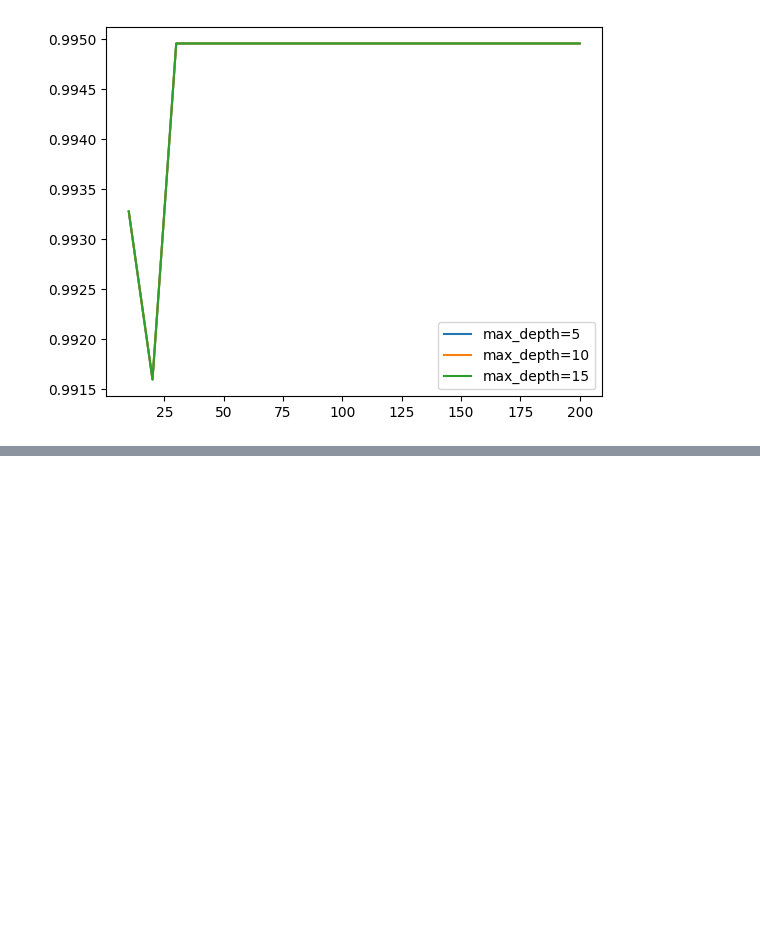
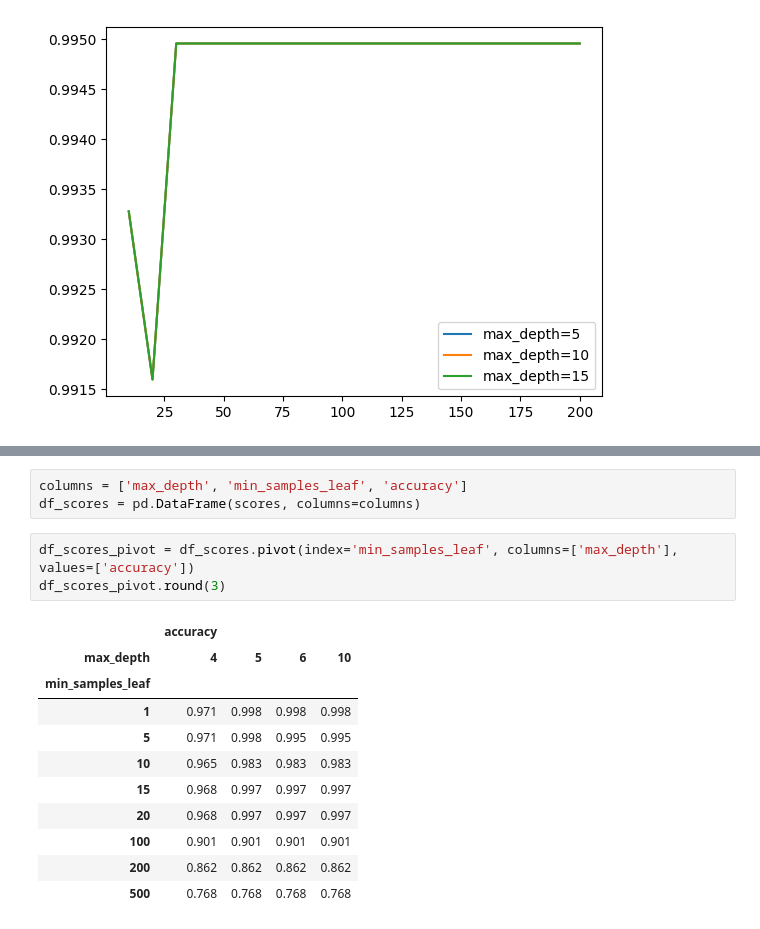
Before and after one commit to ovlasenko-ellation/mid_term_project_mlzoomcamp, a Jupyter notebook: Project_mid_term.ipynb, the cells around one changed output, grey strips where cells are left out. Drawn from its saved outputs; the diff is of its cells as text; blank space fills up the shorter version.

```diff
--- a/Project_mid_term.ipynb
+++ b/Project_mid_term.ipynb
@@ -344,0 +381,18 @@ plt.legend()
+# %%
+columns = ['max_depth', 'min_samples_leaf', 'accuracy']
+df_scores = pd.DataFrame(scores, columns=columns)
+# %%
+df_scores_pivot = df_scores.pivot(index='min_samples_leaf', columns=['max_depth'], values=['accuracy'])
+df_scores_pivot.round(3)
+# %% [output]
+|  | accuracy |  |  |  |
+| max_depth | 4 | 5 | 6 | 10 |
+| min_samples_leaf |  |  |  |  |
+| 1 | 0.971 | 0.998 | 0.998 | 0.998 |
+| 5 | 0.971 | 0.998 | 0.995 | 0.995 |
+| 10 | 0.965 | 0.983 | 0.983 | 0.983 |
+| 15 | 0.968 | 0.997 | 0.997 | 0.997 |
+| 20 | 0.968 | 0.997 | 0.997 | 0.997 |
+| 100 | 0.901 | 0.901 | 0.901 | 0.901 |
+| 200 | 0.862 | 0.862 | 0.862 | 0.862 |
+| 500 | 0.768 | 0.768 | 0.768 | 0.768 |
```
Also changed, not shown: parts of 4 cells of this notebook.
